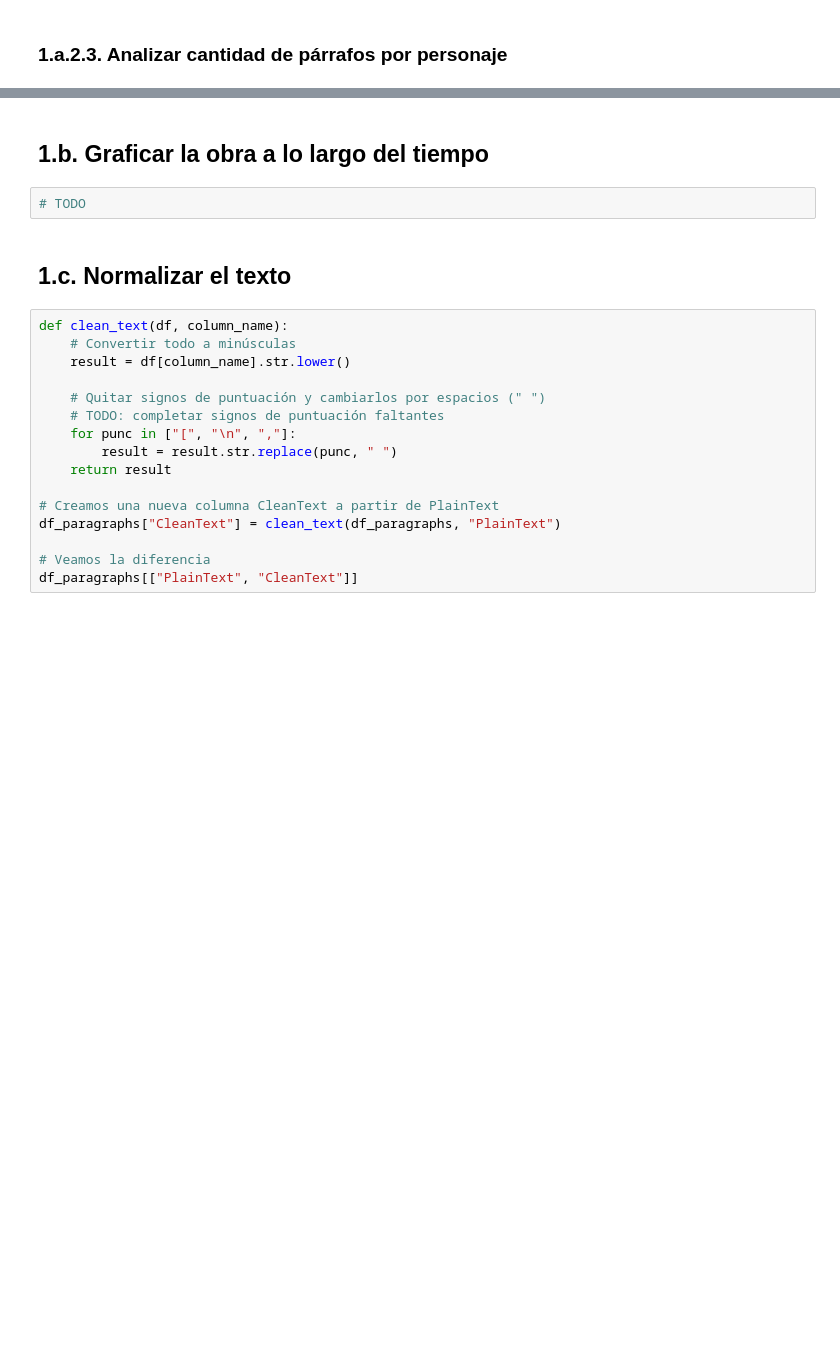
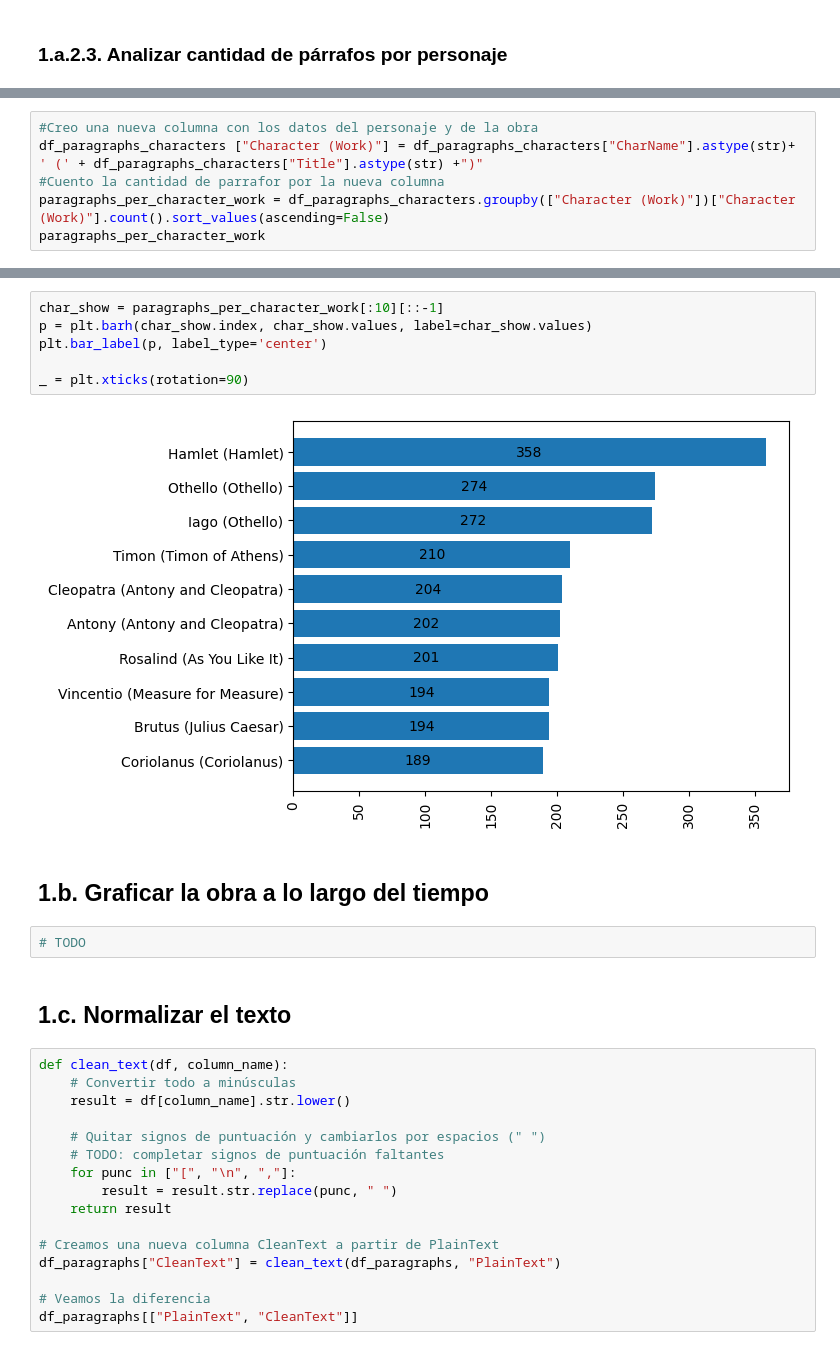
Before and after one commit to lupish/introcd_grupo_17, a Jupyter notebook: Tarea_1/shakespeare_propuesta.ipynb, the cells around one changed output, grey strips where cells are left out. Cells and saved outputs as stored; diff of their text form; blank space fills up the shorter version.

```diff
--- a/Tarea_1/shakespeare_propuesta.ipynb
+++ b/Tarea_1/shakespeare_propuesta.ipynb
@@ -142,0 +202,6 @@ df_characters.head(10)
+# %%
+#Creo una nueva columna con los datos del personaje y de la obra
+df_paragraphs_characters ["Character (Work)"] = df_paragraphs_characters["CharName"].astype(str)+ ' (' + df_paragraphs_characters["Title"].astype(str) +")"
+#Cuento la cantidad de parrafor por la nueva columna
+paragraphs_per_character_work = df_paragraphs_characters.groupby(["Character (Work)"])["Character (Work)"].count().sort_values(ascending=False)
+paragraphs_per_character_work
@@ -143,3 +222,11 @@ df_characters.head(10)
+# %%
+char_show = paragraphs_per_character_work[:10][::-1]
+p = plt.barh(char_show.index, char_show.values, label=char_show.values)
+plt.bar_label(p, label_type='center')
+
+_ = plt.xticks(rotation=90)
+# %% [output]
+[figure, added]
 # %% [markdown]
 ## 1.b. Graficar la obra a lo largo del tiempo
 # %%
```
Also changed, not shown: parts of 12 cells of this notebook.
